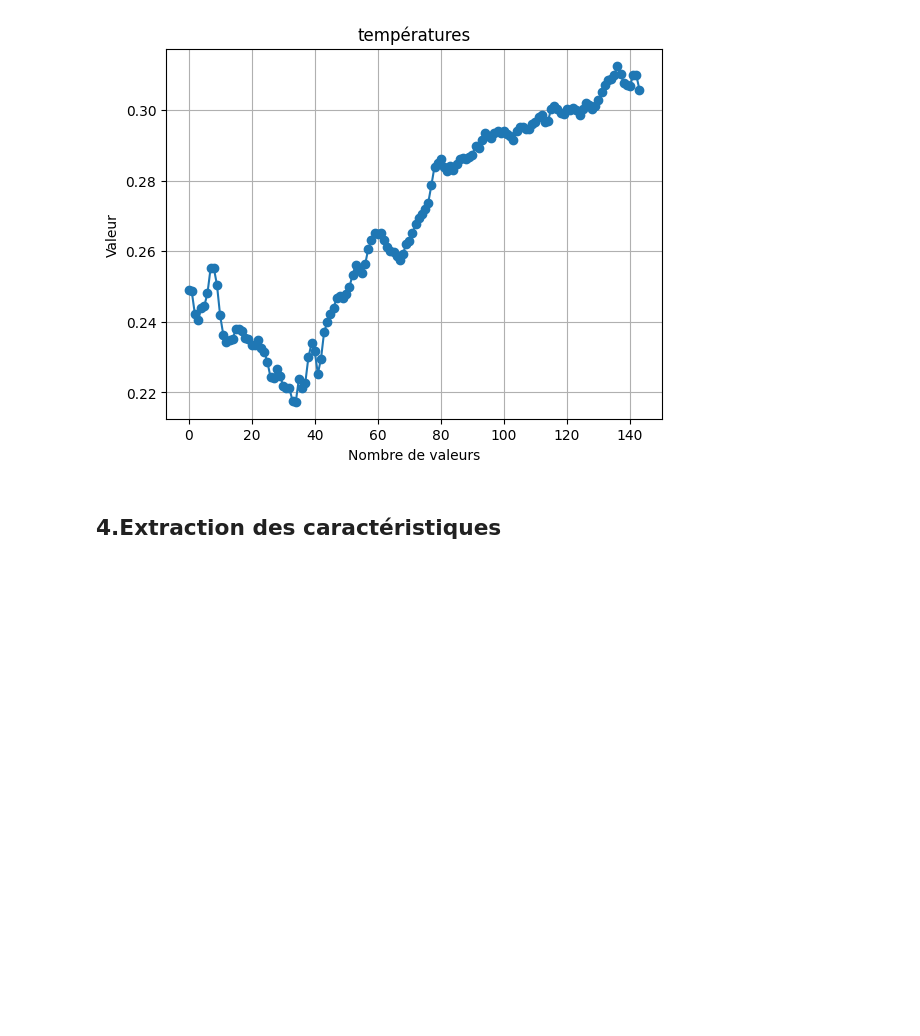
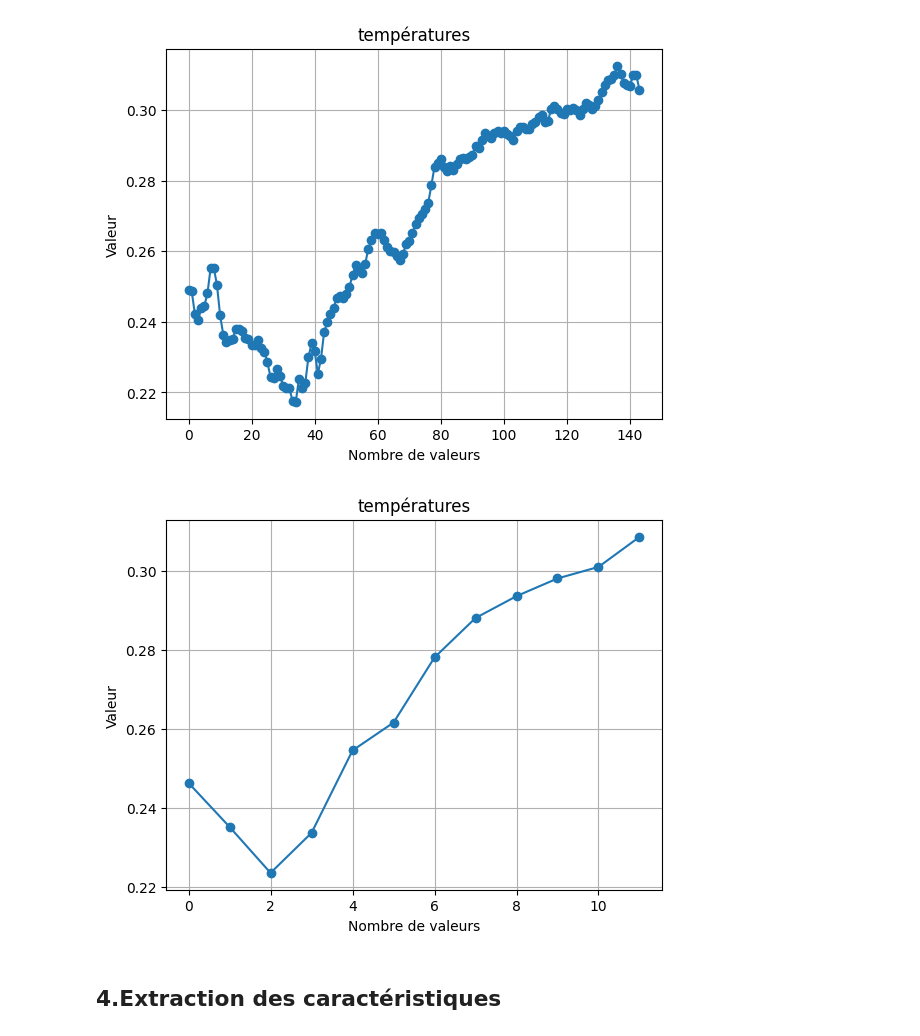
Before and after one commit to Louise-MarieHenaff/PROJET-SIM, a Jupyter notebook: projet_similarite.ipynb, the cells around one changed output. Saved outputs shown, nothing was run; the diff lists cells and outputs as text; code cells hidden in the pictures; blank space fills up the shorter version.

```diff
--- a/projet_similarite.ipynb
+++ b/projet_similarite.ipynb
@@ -170,6 +170,20 @@ plt.grid(True)
 plt.show()
 # %% [output]
 [figure]
+# %%
+donnees_a_tracer_2 = doc_aggrege['T (degC)'].head(12)
+
+x_values_2 = range(12)
+
+plt.plot(x_values_2, donnees_a_tracer_2, marker='o', linestyle='-')
+plt.xlabel('Nombre de valeurs')
+plt.ylabel('Valeur')
+plt.title('températures')
+plt.grid(True)
+
+plt.show()
+# %% [output]
+[figure, added]
 # %% [markdown]
 ## 4.Extraction des caractéristiques
 # %% [markdown]
```
